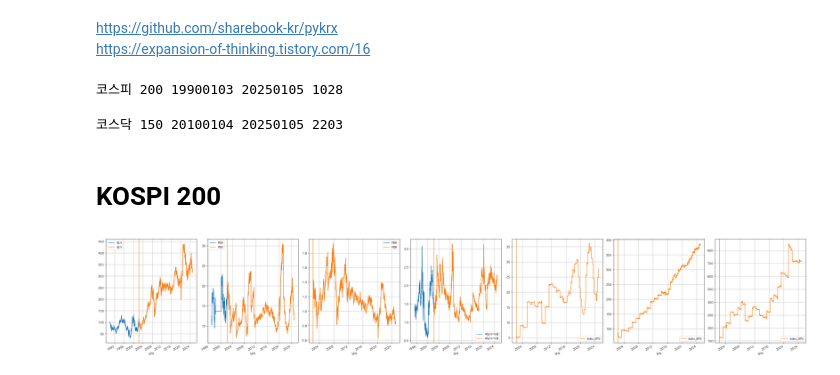
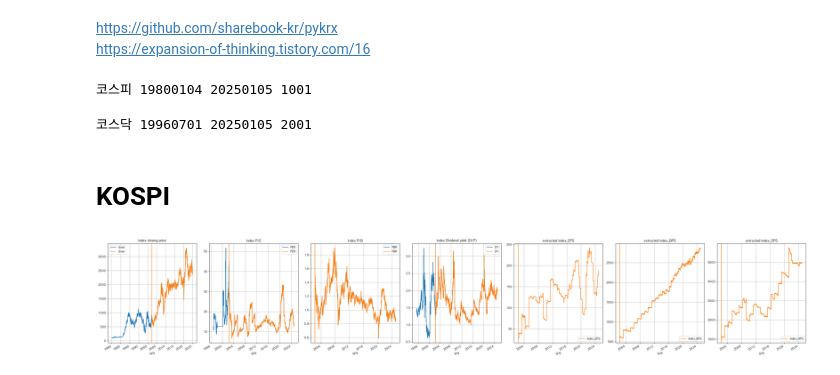
Before and after one commit to duckeun16/Macro, a Jupyter notebook: Equity/KR_index_valuation.ipynb, the cells around one changed output. Saved outputs shown, nothing was run; the diff lists cells and outputs as text; code cells hidden in the pictures.

```diff
--- a/Equity/KR_index_valuation.ipynb
+++ b/Equity/KR_index_valuation.ipynb
@@ -53,6 +35,7 @@ summary_subset_df = summary_subset_df.set_index('code')
 # sanity check
 assert (summary_subset_df['종목수'] == summary_subset_df.index_components.apply(lambda x: len(x))).sum() == summary_subset_df.shape[0]
 # %%
+# get index fundamentals historical data
 to_date = pd.Timestamp.now().strftime('%Y%m%d')
 
 index_fundamentals_list = []
@@ -67,6 +50,11 @@ for code in tqdm(summary_subset_df.index.tolist()):
 
 # index summary into df
 index_fundamentals_df = pd.concat(index_fundamentals_list, axis=0)
+index_fundamentals_df = index_fundamentals_df.rename(columns={
+    '종가': 'close',
+    '등락률': 'change',
+    '배당수익률': 'DY'
+})
 # %% [output]
-코스피 200 19900103 20250105 1028
+코스피 19800104 20250105 1001
-코스닥 150 20100104 20250105 2203
+코스닥 19960701 20250105 2001
@@ -94,39 +61,29 @@ def standardize(ser):
 # %% [markdown]
-# KOSPI 200
+# KOSPI
 # %%
-chosen_index = index_fundamentals_df.query("`index_name` == '코스피 200'")
-chosen_index[['PER','PBR','배당수익률']] = chosen_index[['PER','PBR','배당수익률']].replace({0:np.nan, np.inf:np.nan, -np.inf:np.nan}).ffill()
-nonzero_start = chosen_index[(~chosen_index[['PER','PBR','배당수익률']].isnull()).sum(axis=1) == 3].index.min()
-# filter index from nonzero fundamentals
-index_nonzero_start = chosen_index.loc[nonzero_start:]
-# remove zero value
-index_nonzero_start[['PER','PBR','배당수익률']] = index_nonzero_start[['PER','PBR','배당수익률']].replace({0:np.nan, np.inf:np.nan, -np.inf:np.nan}).ffill()
-
-# extract index fundamentals
-index_EPS = (index_nonzero_start['종가'] / index_nonzero_start['PER']).replace({0:np.nan, np.inf:np.nan, -np.inf:np.nan}).ffill()
-index_BPS = (index_nonzero_start['종가'] / index_nonzero_start['PBR']).replace({0:np.nan, np.inf:np.nan, -np.inf:np.nan}).ffill()
-index_DPS = (index_nonzero_start['종가'] * index_nonzero_start['배당수익률']).replace({0:np.nan, np.inf:np.nan, -np.inf:np.nan}).ffill()
+chosen_index = index_fundamentals_df.query("`index_name` == '코스피'")
+cleaned_index = eqt.clean_kr_index_data(chosen_index)
+extracted_index_fundamentals = eqt.extract_kr_fundamental_values(cleaned_index)
 
 fig,ax = plt.subplots(1,7, figsize=(35,6))
-chosen_index['종가'].plot(ax=ax[0])
-chosen_index['PER'].plot(ax=ax[1])
-chosen_index['PBR'].plot(ax=ax[2])
-chosen_index['배당수익률'].plot(ax=ax[3])
+chosen_index['close'].plot(ax=ax[0], title='index closing price')
+chosen_index['PER'].plot(ax=ax[1], title='index P/E')
+chosen_index['PBR'].plot(ax=ax[2], title='index P/B')
+chosen_index['DY'].plot(ax=ax[3], title='index Dividend yield (D/P)')
 
-index_nonzero_start['종가'].plot(ax=ax[0])
-index_nonzero_start['PER'].plot(ax=ax[1])
-index_nonzero_start['PBR'].plot(ax=ax[2])
-index_nonzero_start['배당수익률'].plot(ax=ax[3])
+cleaned_index['close'].plot(ax=ax[0])
+cleaned_index['PER'].plot(ax=ax[1])
+cleaned_index['PBR'].plot(ax=ax[2])
+cleaned_index['DY'].plot(ax=ax[3])
 
-index_EPS.plot(ax=ax[4], label='index_EPS', c='tab:orange')
-index_BPS.plot(ax=ax[5], label='index_BPS', c='tab:orange')
-index_DPS.plot(ax=ax[6], label='index_DPS', c='tab:orange')
+for i,v in enumerate(['EPS','BPS','DPS']):
+    extracted_index_fundamentals[v].plot(ax=ax[(i+4)], label=f'index_{v}', c='tab:orange', title=f'extracted index_{v}')
 
 for i in range(len(ax)):
     ax[i].legend()
     ax[i].grid()
-    ax[i].axvline(nonzero_start, label='non_zero_start', c='tab:orange')
+    ax[i].axvline(cleaned_index.index[0], label='non_zero_start', c='tab:orange')
 plt.tight_layout();
 # %% [output]
-[figure, old version]
+[figure, new version]
 # %%
```
Also changed, not shown: parts of 9 cells of this notebook, 1 other file.
